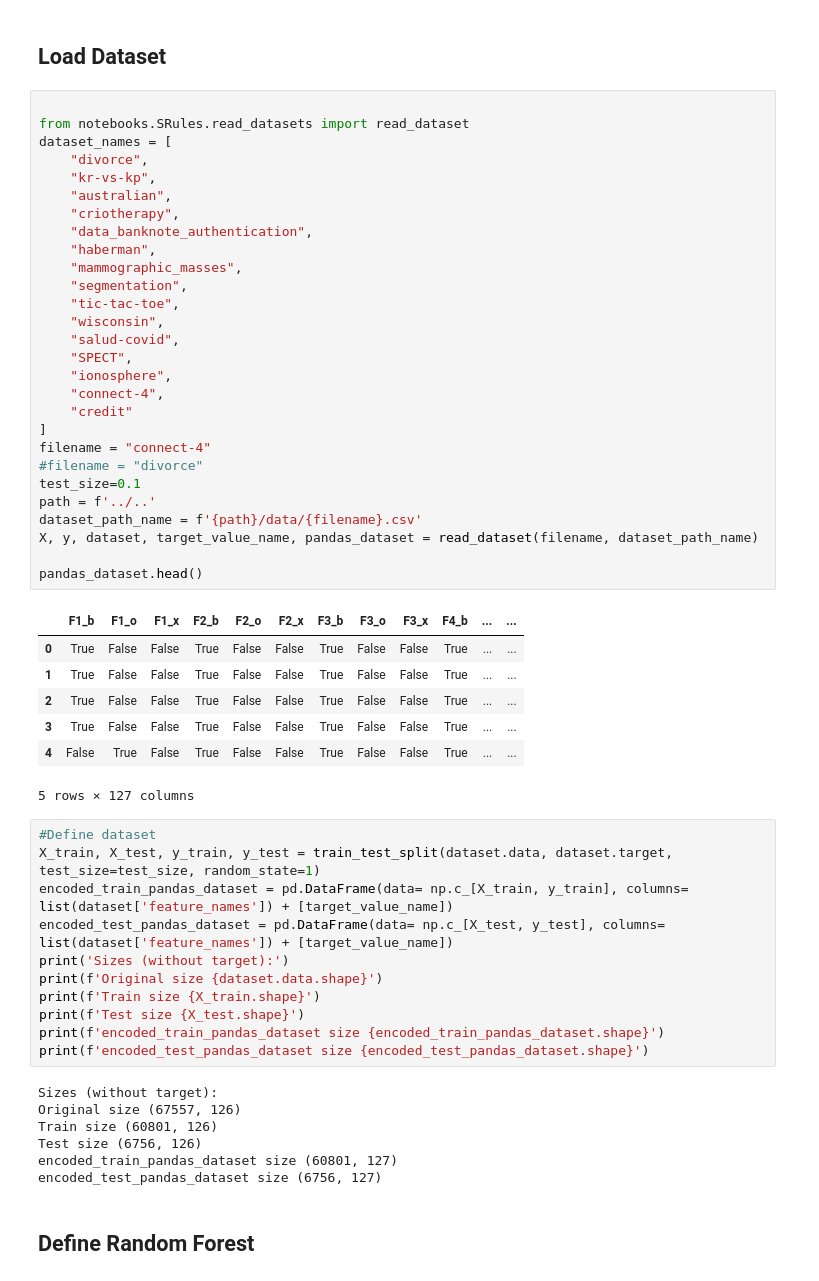
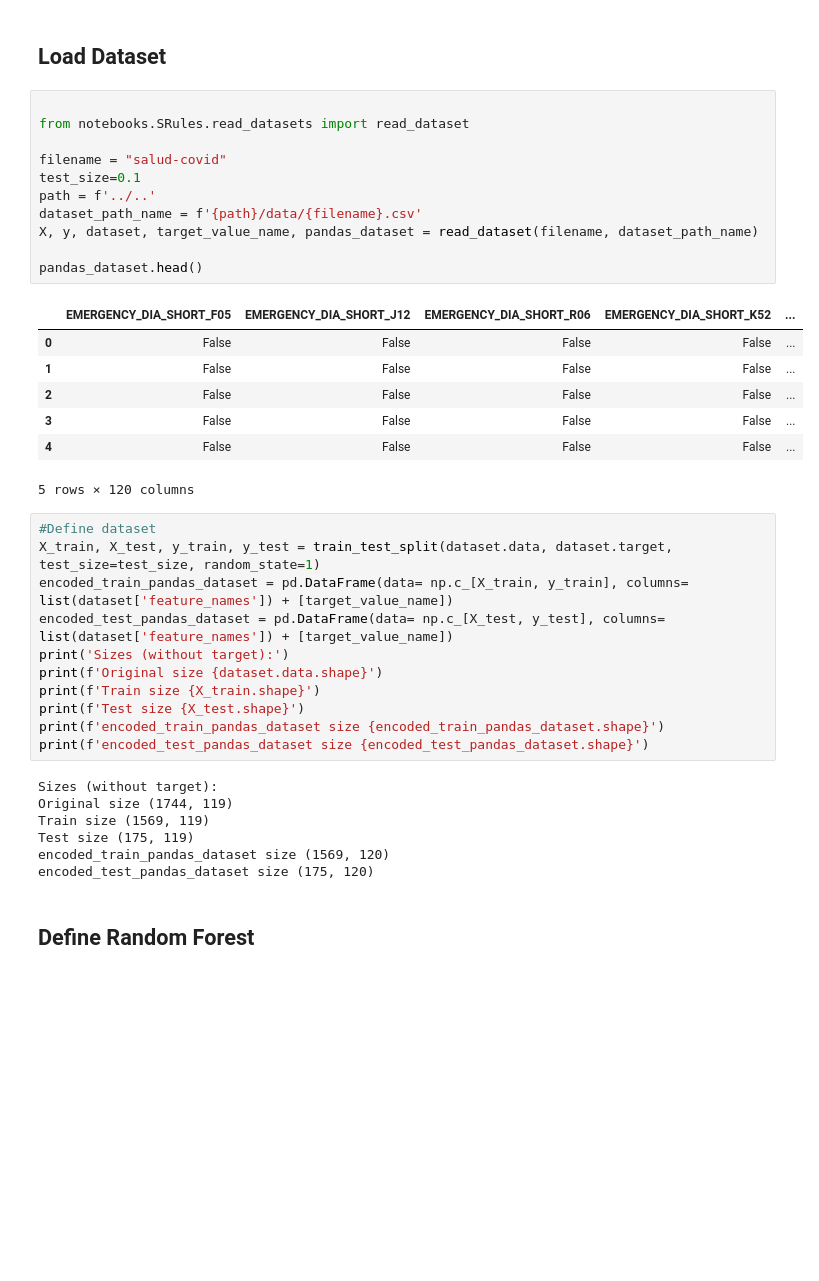
Before and after one commit to marioopv/SRules, a Jupyter notebook: notebooks/SRules/SRules_example.ipynb, the cells around one changed output. Saved outputs shown, nothing was run; the diff lists cells and outputs as text; blank space fills up the shorter version.

```diff
--- a/notebooks/SRules/SRules_example.ipynb
+++ b/notebooks/SRules/SRules_example.ipynb
@@ -13,39 +13,22 @@ from sklearn import metrics
 # %%
 
 from notebooks.SRules.read_datasets import read_dataset
-dataset_names = [
-    "divorce",
-    "kr-vs-kp",
-    "australian",
-    "criotherapy",
-    "data_banknote_authentication",
-    "haberman",
-    "mammographic_masses",
-    "segmentation",
-    "tic-tac-toe",
-    "wisconsin",
-    "salud-covid",
-    "SPECT",
-    "ionosphere",
-    "connect-4",
-    "credit"
-]
-filename = "connect-4"
-#filename = "divorce"
+
+filename = "salud-covid"
 test_size=0.1
 path = f'../..'
 dataset_path_name = f'{path}/data/{filename}.csv'
 X, y, dataset, target_value_name, pandas_dataset = read_dataset(filename, dataset_path_name)
 
 pandas_dataset.head()
 # %% [output]
-|  | F1_b | F1_o | F1_x | F2_b | F2_o | F2_x | F3_b | F3_o | F3_x | F4_b | ... | ... |
-| 0 | True | False | False | True | False | False | True | False | False | True | ... | ... |
-| 1 | True | False | False | True | False | False | True | False | False | True | ... | ... |
-| 2 | True | False | False | True | False | False | True | False | False | True | ... | ... |
-| 3 | True | False | False | True | False | False | True | False | False | True | ... | ... |
-| 4 | False | True | False | True | False | False | True | False | False | True | ... | ... |
+|  | EMERGENCY_DIA_SHORT_F05 | EMERGENCY_DIA_SHORT_J12 | EMERGENCY_DIA_SHORT_R06 | EMERGENCY_DIA_SHORT_K52 | ... |
+| 0 | False | False | False | False | ... |
+| 1 | False | False | False | False | ... |
+| 2 | False | False | False | False | ... |
+| 3 | False | False | False | False | ... |
+| 4 | False | False | False | False | ... |
-5 rows × 127 columns
+5 rows × 120 columns
 # %%
 #Define dataset
 X_train, X_test, y_train, y_test = train_test_split(dataset.data, dataset.target, test_size=test_size, random_state=1)
@@ -59,11 +42,11 @@ print(f'encoded_train_pandas_dataset size {encoded_train_pandas_dataset.shape}')
 print(f'encoded_test_pandas_dataset size {encoded_test_pandas_dataset.shape}')
 # %% [output]
 Sizes (without target):
-Original size (67557, 126)
-Train size (60801, 126)
-Test size (6756, 126)
-encoded_train_pandas_dataset size (60801, 127)
-encoded_test_pandas_dataset size (6756, 127)
+Original size (1744, 119)
+Train size (1569, 119)
+Test size (175, 119)
+encoded_train_pandas_dataset size (1569, 120)
+encoded_test_pandas_dataset size (175, 120)
 # %% [markdown]
 ## Define Random Forest
 # %%
```
Also changed, not shown: parts of 4 cells of this notebook, 6 other files.
